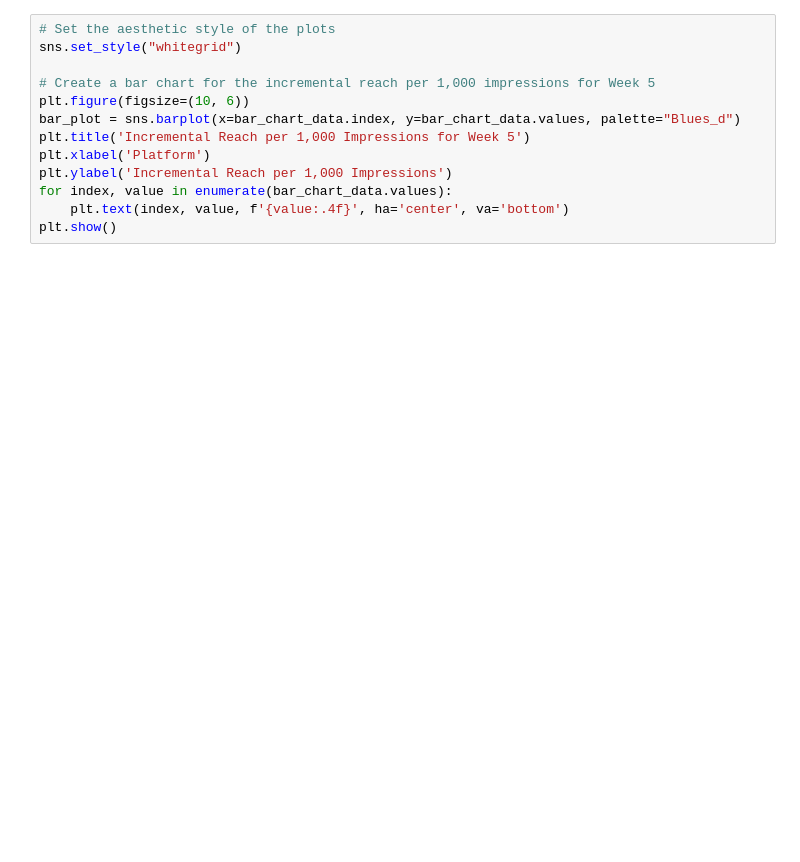
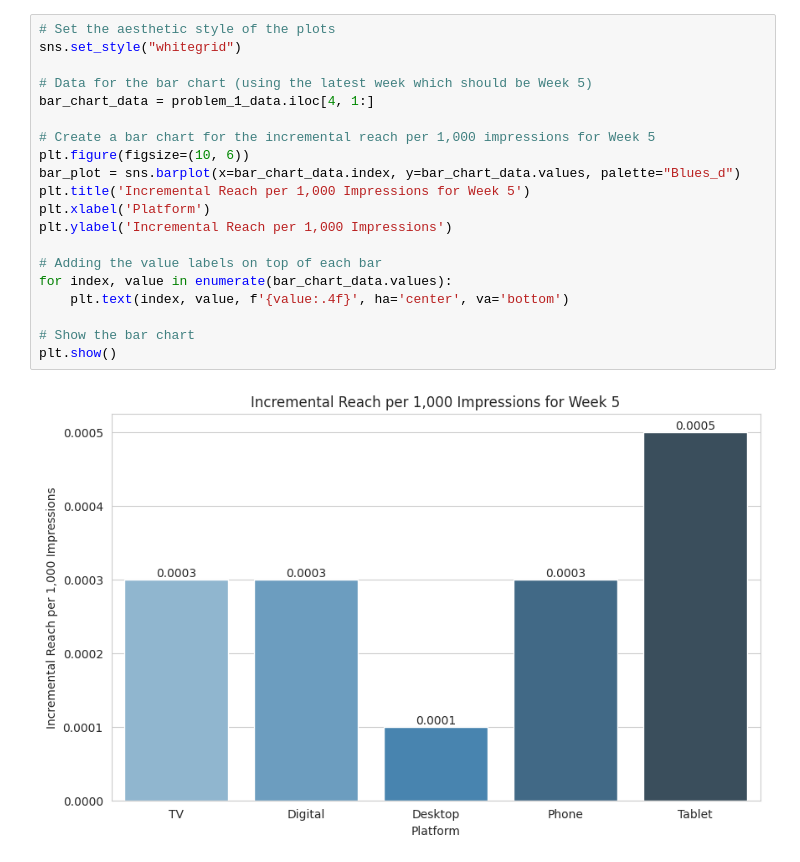
Before and after one commit to peyman886/Data_Visualization, a Jupyter notebook: HW3/Visualization_HW3.ipynb, the cells around one changed output. Cells and saved outputs as stored; diff of their text form; blank space fills up the shorter version.

```diff
--- a/HW3/Visualization_HW3.ipynb
+++ b/HW3/Visualization_HW3.ipynb
@@ -39,13 +42,22 @@ problem_1_data.head()
 # %%
 # Set the aesthetic style of the plots
 sns.set_style("whitegrid")
+
+# Data for the bar chart (using the latest week which should be Week 5)
+bar_chart_data = problem_1_data.iloc[4, 1:]
 
 # Create a bar chart for the incremental reach per 1,000 impressions for Week 5
 plt.figure(figsize=(10, 6))
 bar_plot = sns.barplot(x=bar_chart_data.index, y=bar_chart_data.values, palette="Blues_d")
 plt.title('Incremental Reach per 1,000 Impressions for Week 5')
 plt.xlabel('Platform')
 plt.ylabel('Incremental Reach per 1,000 Impressions')
+
+# Adding the value labels on top of each bar
 for index, value in enumerate(bar_chart_data.values):
     plt.text(index, value, f'{value:.4f}', ha='center', va='bottom')
+
+# Show the bar chart
 plt.show()
+# %% [output]
+[figure, added]
```
Also changed, not shown: parts of 19 cells of this notebook.
